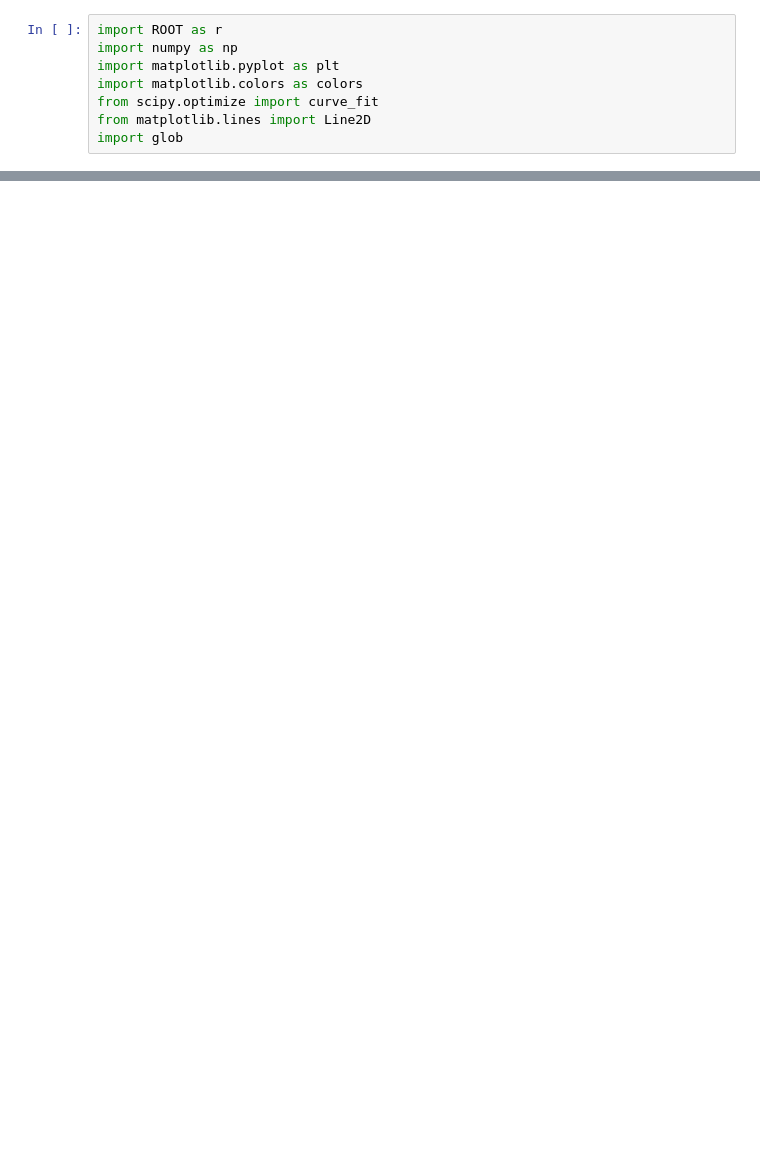
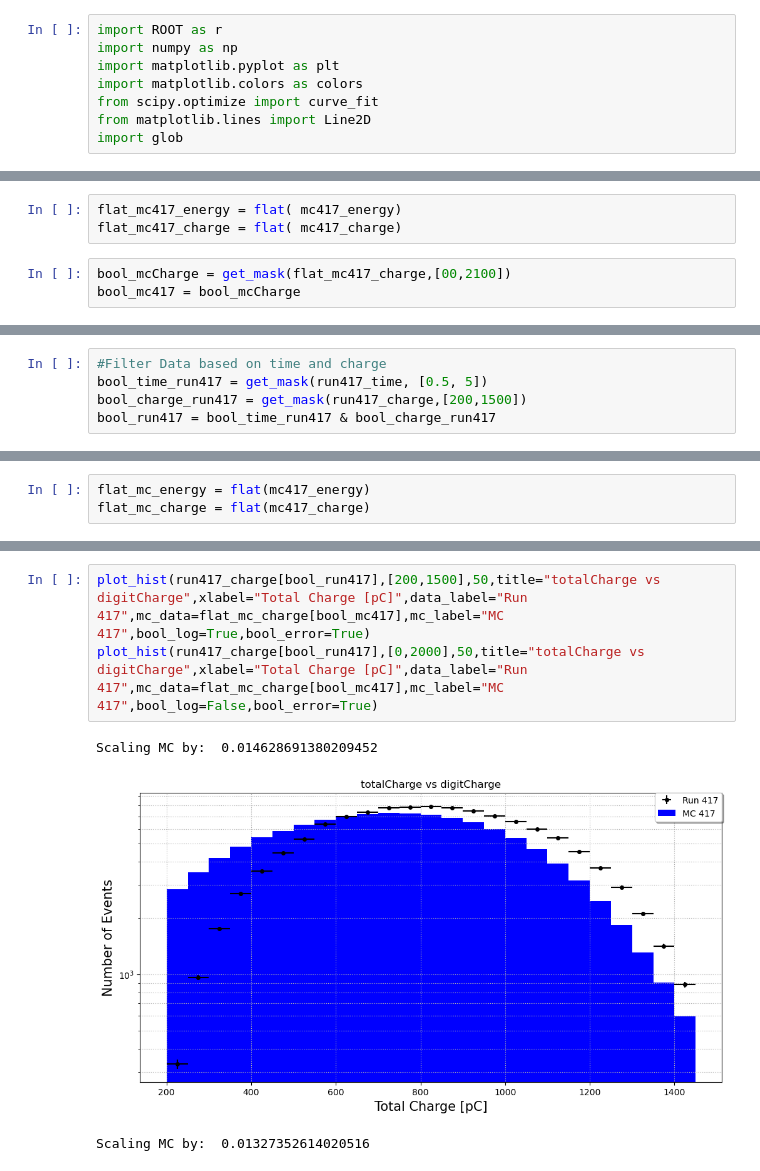
Before and after one commit to wtoslac/EosAnalyses, a Jupyter notebook: Austin/micheal_electron_analysis.ipynb, the cells around one changed output, grey strips where cells are left out. Saved outputs shown, nothing was run; the diff lists cells and outputs as text; blank space fills up the shorter version.

```diff
--- a/Austin/micheal_electron_analysis.ipynb
+++ b/Austin/micheal_electron_analysis.ipynb
@@ -579,0 +385,6 @@ Scaling MC by:  0.011148607459203734
+# %%
+flat_mc417_energy = flat( mc417_energy)
+flat_mc417_charge = flat( mc417_charge)
+# %%
+bool_mcCharge = get_mask(flat_mc417_charge,[00,2100])
+bool_mc417 = bool_mcCharge
@@ -579,0 +431,5 @@ Scaling MC by:  0.011148607459203734
+# %%
+#Filter Data based on time and charge
+bool_time_run417 = get_mask(run417_time, [0.5, 5])
+bool_charge_run417 = get_mask(run417_charge,[200,1500])
+bool_run417 = bool_time_run417 & bool_charge_run417
@@ -579,0 +441,3 @@ Scaling MC by:  0.011148607459203734
+# %%
+flat_mc_energy = flat(mc417_energy)
+flat_mc_charge = flat(mc417_charge)
@@ -579,0 +453,7 @@ Scaling MC by:  0.011148607459203734
+# %%
+plot_hist(run417_charge[bool_run417],[200,1500],50,title="totalCharge vs digitCharge",xlabel="Total Charge [pC]",data_label="Run 417",mc_data=flat_mc_charge[bool_mc417],mc_label="MC 417",bool_log=True,bool_error=True)
+plot_hist(run417_charge[bool_run417],[0,2000],50,title="totalCharge vs digitCharge",xlabel="Total Charge [pC]",data_label="Run 417",mc_data=flat_mc_charge[bool_mc417],mc_label="MC 417",bool_log=False,bool_error=True)
+# %% [output]
+Scaling MC by:  0.014628691380209452
+[figure, added]
+Scaling MC by:  0.01327352614020516
```
Also changed, not shown: parts of 42 cells of this notebook, 1 other file.
